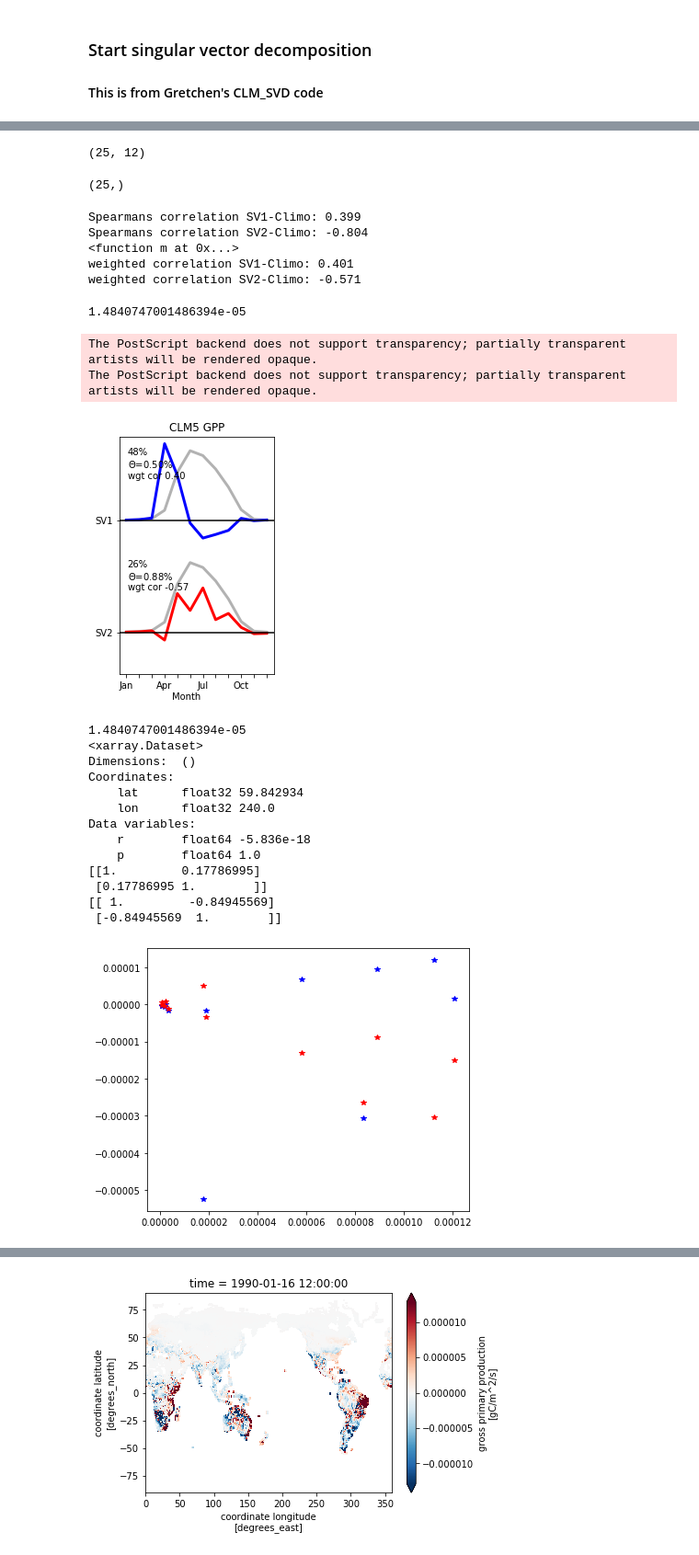
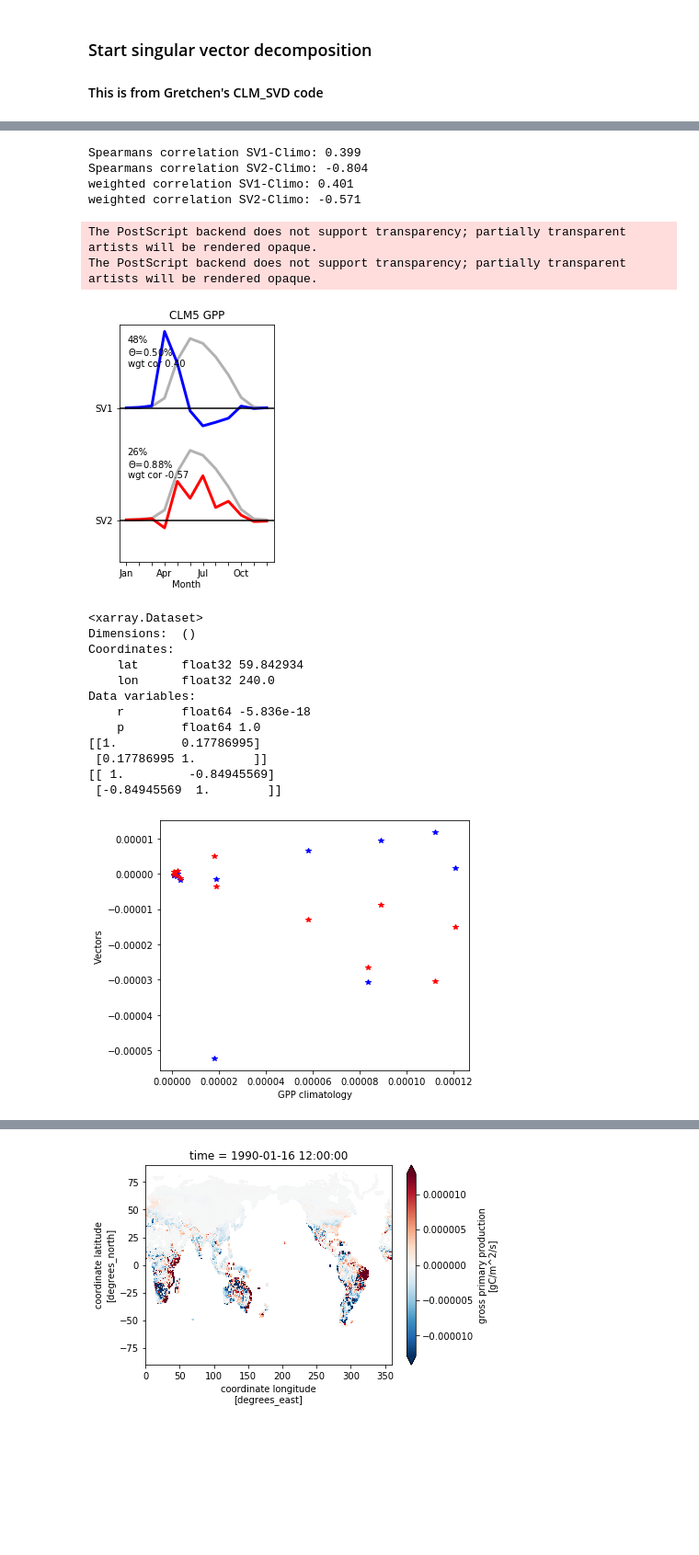
Before and after one commit to NCAR/ctsm_python_gallery, a Jupyter notebook: notebooks/MonthlySVD.ipynb, the cells around one changed output, grey strips where cells are left out. Shown at 92% size. Drawn from its saved outputs; the diff is of its cells as text; code cells hidden in the pictures; blank space fills up the shorter version.

```diff
--- a/notebooks/MonthlySVD.ipynb
+++ b/notebooks/MonthlySVD.ipynb
@@ -88,14 +60,14 @@ plt.plot(ds_ann.time['time'], ds_ann.get(var[0]), '-' );
 # test to see of climatology and anomaly functions see to work appropriately?
 ds_climo = esmlab.core.climatology(ds_last,freq='mon')
 ds_anom = esmlab.core.anomaly(ds_last, clim_freq='mon', time_coord_name='time')
-ds_detrend0 = signal.detrend(ds_anom.get(var[0]))
-ds_detrend1 = signal.detrend(ds_anom.get(var[1]))
-ds_detrend2 = signal.detrend(ds_anom.get(var[2]))
+ds_detrend = ds_anom.get(var).map(signal.detrend)   # still need to use get so detrend works
 
+# JH doesn't like using generic variables here, but
+# I'm going leave this for now, because the analysis may not always focus on GPP.
 plt.plot(ds_last.time['time.month'], ds_last.get(var[0]), 'o' );
 plt.plot(ds_climo.time['time.month'], ds_climo.get(var[0]), '-', lw=3 );
 plt.plot(ds_anom.time['time.month'], ds_anom.get(var[0]), 'o' );
-plt.plot(ds_anom.time['time.month'], ds_detrend0, '*' );
+plt.plot(ds_anom.time['time.month'], ds_detrend.get(var[0]), '*' );
 plt.legend(labels=('raw','climo','anom','detrend_anom'),frameon = False)
 plt.axhline(0, color='black', lw=1);
 plt.ylabel(var[0]);
@@ -136,15 +109,15 @@ iavmatrix_0 =np.zeros([12, years])
 iavmatrix_1 =np.zeros([12, years])
 iavmatrix_2 =np.zeros([12, years])
 for iyr in range(years):
-    iavmatrix_0[0:12, iyr]=ds_detrend0[iyr*12:(iyr+1)*12] #reshape timeseries vector into a matrix (year x month)
-    iavmatrix_1[0:12, iyr]=ds_detrend1[iyr*12:(iyr+1)*12] #reshape timeseries vector into a matrix (year x month)
-    iavmatrix_2[0:12, iyr]=ds_detrend2[iyr*12:(iyr+1)*12] #reshape timeseries vector into a matrix (year x month)
+    iavmatrix_0[0:12, iyr]=ds_detrend.get(var[0])[iyr*12:(iyr+1)*12] #reshape timeseries vector into a matrix (year x month)
+    iavmatrix_1[0:12, iyr]=ds_detrend.get(var[1])[iyr*12:(iyr+1)*12] #reshape timeseries vector into a matrix (year x month)
+    iavmatrix_2[0:12, iyr]=ds_detrend.get(var[2])[iyr*12:(iyr+1)*12] #reshape timeseries vector into a matrix (year x month)
 
-monthlimits=np.array([0, 31, 28, 31, 30, 31, 30, 31, 31, 30, 31, 30, 31])
-DOYlimits=np.cumsum(monthlimits)
 print(iavmatrix_0.shape)
 
 plt.figure();
-plt.plot(iavmatrix_0) ; #this plots months on x-axis, 1 line/year
+plt.plot(iavmatrix_0) #this plots months on x-axis, 1 line/year
+plt.ylabel(var[0])
+plt.xlabel('month');
 # %% [output]
 (12, 25)
@@ -162,19 +145,13 @@ plt.plot(iavmatrix_2) ; #this plots months on x-axis, 1 line/year
 # %%
 import SVD_tools as svd
 #assign the 2-D matrix (month x year) to decompose
-## TODO, the decompose functions doesn't like to work with too many years of data?
-[vectors, weights]=svd.decompose(iavmatrix_0) #Call the function to calculate the singular vectors and their annual weights
-[vectors1, weights1]=svd.decompose(iavmatrix_1)
-[vectors2, weights2]=svd.decompose(iavmatrix_2)
-print(vectors.shape)
+vectors, weights=svd.decompose(iavmatrix_0) #Call the function to calculate the singular vectors and their annual weights
+vectors1, weights1=svd.decompose(iavmatrix_1)
+vectors2, weights2=svd.decompose(iavmatrix_2)
 
-[theta ,varfrac] =svd.calc_redistribution(vectors , weights , iavmatrix_0)
-[theta1,varfrac1]=svd.calc_redistribution(vectors1, weights1, iavmatrix_1)
-[theta2,varfrac2]=svd.calc_redistribution(vectors2, weights2, iavmatrix_2)
-varfrac.shape
+theta ,varfrac =svd.calc_redistribution(vectors , weights , iavmatrix_0)
+theta1,varfrac1=svd.calc_redistribution(vectors1, weights1, iavmatrix_1)
+theta2,varfrac2=svd.calc_redistribution(vectors2, weights2, iavmatrix_2)
-# %% [output]
-(25, 12)
-(25,)
 # %%
 # also try spearman's rank correlation
 from scipy.stats import spearmanr
@@ -186,42 +163,43 @@ print('Spearmans correlation SV2-Climo: %.3f' % corr1)
 
 # also try weighting correlation based on monthly contribution to annual flux
 wgt = mm2plot/mm2plot.sum()
-def m(x, w):
-    """Weighted Mean"""
-    return np.sum(x * w) / np.sum(w)
+
+# code bit below is identical to np.average
+#def m(x, w):
+#    """Weighted Mean"""
+#    return np.sum(x * w) / np.sum(w)
 
 def cov(x, y, w):
     """Weighted Covariance"""
-    return np.sum(w * (x - m(x, w)) * (y - m(y, w))) / np.sum(w)
+    return np.sum(w * (x - np.average(x, weights=w)) * (y - np.average(y, weights=w))) / np.sum(w)
 
 def corr(x, y, w):
     """Weighted Correlation"""
     return cov(x, y, w) / np.sqrt(cov(x, x, w) * cov(y, y, w))
 r1 = corr(mm2plot.values,vectors[0,:], wgt.values)
 r2 = corr(mm2plot.values,vectors[1,:], wgt.values)
-#print(mm2plot.values)
-#print(wgt)
-#print(vectors[0,:])
-temp = m(mm2plot.values, wgt.values)
-print(m)
+
+
+#temp = m(mm2plot.values, wgt.values)
+#print(m)
 print('weighted correlation SV1-Climo: %.3f' % r1)
 print('weighted correlation SV2-Climo: %.3f' % r2)
 # %% [output]
 Spearmans correlation SV1-Climo: 0.399
 Spearmans correlation SV2-Climo: -0.804
-<function m at 0x...>
 weighted correlation SV1-Climo: 0.401
 weighted correlation SV2-Climo: -0.571
 # %%
 # Plot First and Second Singular Vectors
+# TODO This is a pretty complicated plotting method that could likely be improved & made into a function
+# That said, the it makes nice, clear plots... we'll keep it for now
+
 fig = plt.figure(4,figsize=(3,4.5))
 ax1 = fig.add_subplot(111)
 month = np.arange(12)
 barwidth = 0.2
 ymax=np.max(vectors)
-print(ymax)
 vectors2plot=vectors*7000  #This is a totally arbitrary scale factor, decided by me, to make figures look good!
-#mm2plot=mm
 ax1.plot(np.array(month)+2*barwidth,mm2plot/(4*max(mm2plot))-0.05,'k-',alpha=0.3,linewidth=3)
 ax1.plot(np.array(month)+2*barwidth,mm2plot/(4*max(mm2plot))+0.35,'k-',alpha=0.3,linewidth=3)
 ax1.plot(np.array(month)+2*barwidth,-vectors2plot[0,:]*0.75+0.35,'b-',linewidth=3)
@@ -246,47 +224,47 @@ ax1.text(4,-0.29,'Month')
 plt.tight_layout()
 plt.savefig('SVD_CLM5_ex_GPP.eps') ;
 # %% [output]
-1.4840747001486394e-05
+The PostScript backend does not support transparency; partially transparent artists will be rendered opaque.
+The PostScript backend does not support transparency; partially transparent artists will be rendered opaque.
-The PostScript backend does not support transparency; partially transparent artists will be rendered opaque.
-The PostScript backend does not support transparency; partially transparent artists will be rendered opaque.
 [figure]
 # %%
 # Can correlations between climatology and Vectors tell us someting about the nature of relationships?
+# In this example SV2 shows higher correlation with climatology of GPP
 fig = plt.figure(4,figsize=(6,4.5))
 ax1 = fig.add_subplot(111)
 month = np.arange(12)
 barwidth = 0.2
 ymax=np.max(vectors)
-print(ymax)
-#mm2plot=mm
 mm2plot=ds_climo.get(var[0])
 ax1.plot(mm2plot, vectors[0,:], '*',c='b')
 ax1.plot(mm2plot, vectors[1,:], '*',c='r')
-plt.tight_layout()
+plt.xlabel('GPP climatology')
+plt.ylabel('Vectors')
+plt.tight_layout();
+
 x  = xr.DataArray(data=mm2plot)
 y0 = xr.DataArray(data=vectors[0,:])
 y1 = xr.DataArray(data=vectors[1,:])
 temp = esmlab.statistics.weighted_corr(x,y1  )
 print(temp)
 cor1 = np.corrcoef(mm2plot,vectors[0,:])
 cor2 = np.corrcoef(mm2plot,vectors[1,:])
 print(cor1 )
 print(cor2 )
 # %% [output]
-1.4840747001486394e-05
 <xarray.Dataset>
 Dimensions:  ()
 Coordinates:
     lat      float32 59.842934
     lon      float32 240.0
 Data variables:
     r        float64 -5.836e-18
     p        float64 1.0
 [[1.         0.17786995]
  [0.17786995 1.        ]]
 [[ 1.         -0.84945569]
  [-0.84945569  1.        ]]
-[figure, old version]
+[figure, new version]
 # %%
 ## Temperature, Plot First and Second Singular Vectors
 fig = plt.figure(4,figsize=(3,4.5))
```
Also changed, not shown: parts of 24 cells of this notebook, 1 other file.
